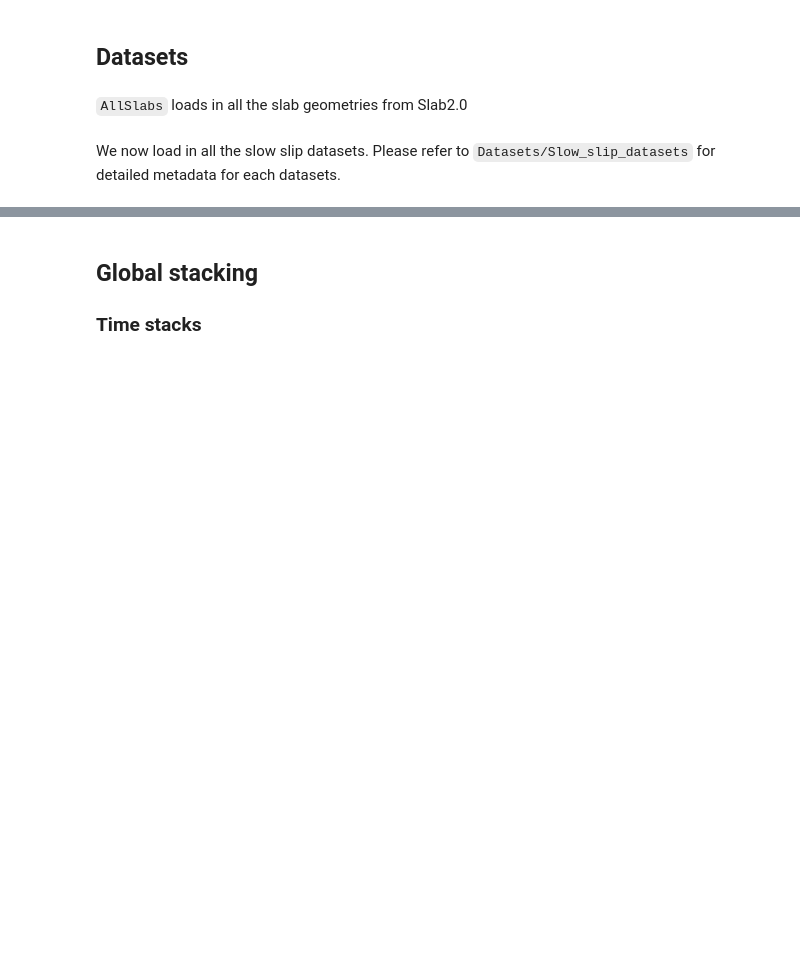
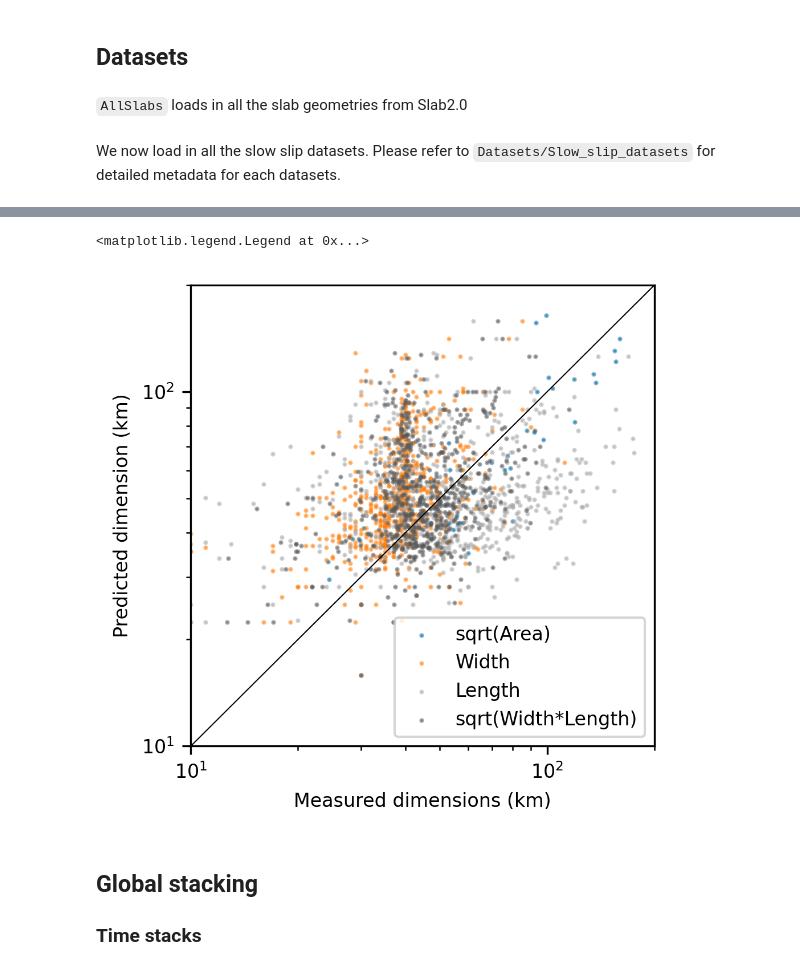
Before and after one commit to keliankaz/global_SSE, a Jupyter notebook: notebooks/global_source_properties.ipynb, the cells around one changed output, grey strips where cells are left out. Saved outputs shown, nothing was run; the diff lists cells and outputs as text; code cells hidden in the pictures; blank space fills up the shorter version.

```diff
--- a/notebooks/global_source_properties.ipynb
+++ b/notebooks/global_source_properties.ipynb
@@ -58,0 +48,15 @@ all_slowslip = sum(slowslip[1:], slowslip[0])
+# %%
+slowslip = [
+    JapanSlowSlipCatalog().get_nankai_trough(),
+    JapanSlowSlipCatalog().get_ryukyu_trench(),
+    JapanSlowSlipCatalog().get_japan_trench(),
+    RoussetSlowSlipCatalog(),
+    XieSlowSlipCatalog(),
+    WilliamsSlowSlipCatalog(),
+    #MichelSlowSlipCatalog()
+]
+slowslip = sorted(slowslip, key=lambda x: len(x), reverse=True)
+for s in slowslip:
+    s.catalog['name'] = s.name
+
+all_slowslip = sum(slowslip[1:], slowslip[0])
@@ -67,0 +97,14 @@ earthquakes = EarthquakeCatalog(
+# %%
+filter_kwargs = dict(
+    buffer_radius_km = 70,
+    buffer_time_days = 40,
+    stategy='reference',
+)
+
+all_slowslip = all_slowslip.filter_duplicates(**filter_kwargs,ref_preference = all_slowslip.catalog.groupby('ref').max().time.sort_values(ascending=False).index)
+
+slowslip_filtered = []
+for s in slowslip:
+    slowslip_filtered.append(s.filter_duplicates(**filter_kwargs, ref_preference=s.catalog.groupby('ref').max().time.sort_values(ascending=False).index))
+
+slowslip = slowslip_filtered
@@ -189,3 +280,18 @@ ax.legend(loc='upper left', bbox_to_anchor=(1,1))
+# %%
+sse_dimension = Scaling.magnitude_to_size(all_slowslip.catalog.mag, all_slowslip._stress_drop, "km")
+
+fig, ax = plt.subplots(figsize=(3.5,3.5))
+ax.scatter(all_slowslip.catalog.Area**0.5, sse_dimension, s=1, alpha=0.5, label='sqrt(Area)')
+ax.scatter(all_slowslip.catalog.width, sse_dimension, s=1, alpha=0.5, label='Width')
+ax.scatter(all_slowslip.catalog.length, sse_dimension, s=1, alpha=0.5, label='Length')
+ax.scatter((all_slowslip.catalog.width*all_slowslip.catalog.length)**0.5, sse_dimension, s=1, alpha=0.5, label='sqrt(Width*Length)')
+ax.plot([10,200],[10,200], color='k', lw=0.5)
+ax.set(xscale='log', yscale='log', xlabel='Measured dimensions (km)', ylabel='Predicted dimension (km)',
+       xlim = [10,200], ylim = [10,200])
+ax.legend(loc='lower right', fontsize=8)
+# %% [output]
+<matplotlib.legend.Legend at 0x...>
+[figure, added]
 # %% [markdown]
 ## Global stacking
 
```
Also changed, not shown: parts of 45 cells of this notebook, 2 other files.
